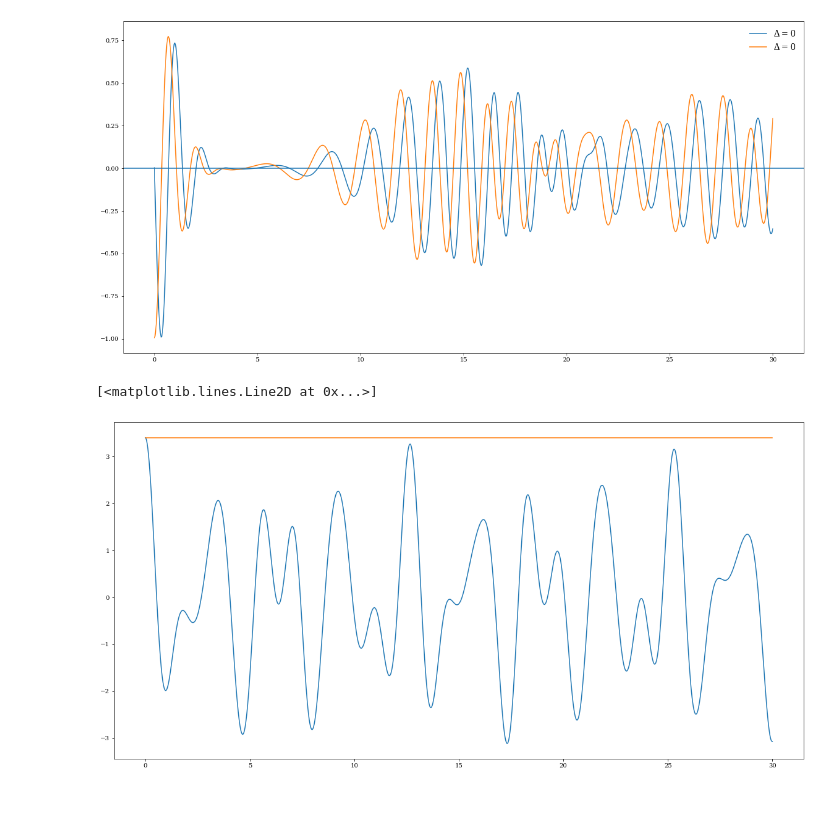
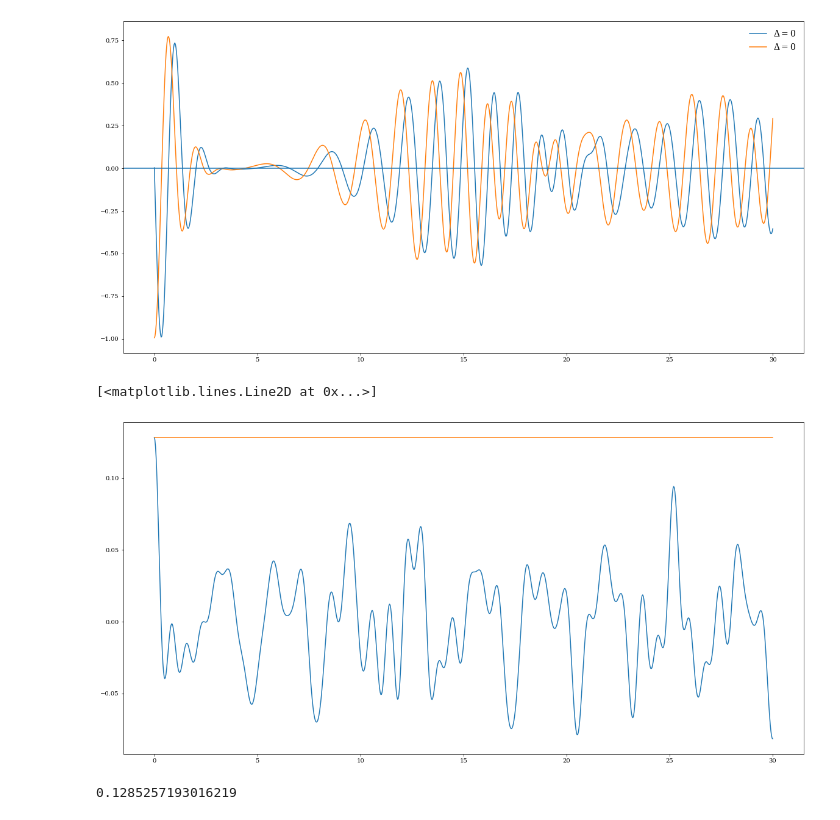
Before and after one commit to Jumarulanda/GFAM-JI, a Jupyter notebook: stg_0/con_inv.ipynb, the cells around one changed output. Drawn from its saved outputs; the diff is of its cells as text; code cells hidden in the pictures.

```diff
--- a/stg_0/con_inv.ipynb
+++ b/stg_0/con_inv.ipynb
@@ -122,7 +122,7 @@ ax.axhline(y=0)
 c_eg = (1,0)
 det = 0
 
-r,theta = 0.01,np.pi
+r,theta = 4,0
 alpha = np.sqrt(5)*np.exp(1j*np.pi/2)
 
 c_n1 = rb.squeezed_states
@@ -130,9 +130,14 @@ c_n2 = rb.coherent_states
 # %%
 fig,ax = plt.subplots(figsize=(20,10))
 
-ax.plot(t_range, rb.W(t_range,lamb,det,c_eg,c_n1,20,alpha,r,theta))
-ax.plot(t_range, rb.psi_mod(t_range,lamb,det,c_eg,c_n1,20,alpha,r,theta))
-#ax.plot(t_range, rb.W(t_range,lamb,det,c_eg,c_n2,20,alpha))
+ax.plot(t_range, rb.W(t_range,lamb,det,c_eg,c_n1,20,r,theta))
+ax.plot(t_range, rb.psi_mod(t_range,lamb,det,c_eg,c_n1,20,r,theta))
+# ax.plot(t_range, rb.W(t_range,lamb,det,c_eg,c_n2,20,alpha))
+# ax.plot(t_range, rb.psi_mod(t_range,lamb,det,c_eg,c_n2,20,alpha))
 # %% [output]
 [<matplotlib.lines.Line2D at 0x...>]
-[figure, old version]
+[figure, new version]
+# %%
+rb.W(0,lamb,det,c_eg,c_n1,20,r,theta)
+# %% [output]
+0.1285257193016219
```
Also changed, not shown: 2 other files.
